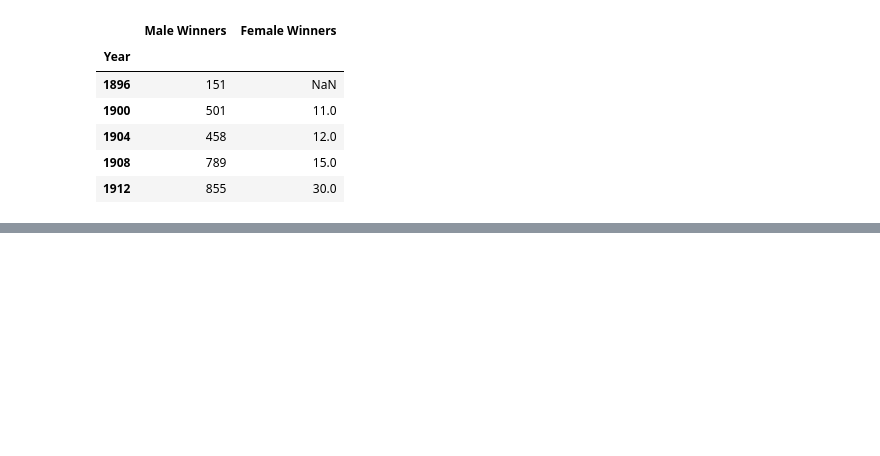
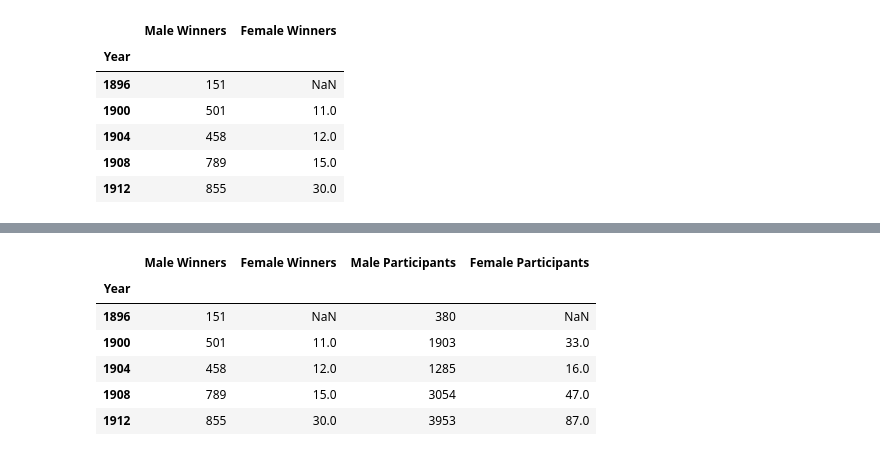
Before and after one commit to akash16dhotre/01_Olympics_Dataset_EDA, a Jupyter notebook: Olympic game EAD.ipynb, the cells around one changed output, grey strips where cells are left out. Cells and saved outputs as stored; diff of their text form; code cells hidden in the pictures; blank space fills up the shorter version.

```diff
--- a/Olympic game EAD.ipynb
+++ b/Olympic game EAD.ipynb
@@ -280,0 +275,33 @@ all_winner_stats.head()
+# %%
+# Loading .csv
+participants = athlete_data
+
+# Steps Involved
+# Step 1: Male Participants
+# Step 2: Female Participants
+# Step 3: Resetting Indices
+# Step 4: Renaming column heading for merging
+# Step 5: Merging both dataframes
+
+# Male winners
+male_participant = participants[participants.Sex == "M"]
+participants_male = male_participant.Year.value_counts().sort_index()
+participants_male = pd.DataFrame(participants_male)
+
+# Female winners
+female_participant = participants[participants.Sex == "F"]
+participants_female = female_participant.Year.value_counts().sort_index()
+participants_female = pd.DataFrame(participants_female)
+
+# Resetting Indices (This is a good practice)
+participants_male.reset_index(level = 0, inplace = True)
+participants_female.reset_index(level = 0, inplace = True)
+
+# Renaming column headings for merging purpose
+participants_male.rename(columns = {"index":"Year", "Year": "Male Participants"}, inplace = True)
+participants_female.rename(columns = {"index": "Year", "Year": "Female Participants"}, inplace = True)
+
+# Merging both dataframes
+all_participants_stats = pd.merge(left = participants_male, right = participants_female, how = "left", on = "Year")
+all_participants_stats.set_index("Year", inplace = True)
+all_participants_stats.head()
@@ -280,0 +316,12 @@ all_winner_stats.head()
+# %%
+# Merging both Participants and Winners dataframe
+all_stats = pd.merge(left = all_winner_stats, right = all_participants_stats, on = "Year")
+all_stats.head()
+# %% [output]
+|  | Male Winners | Female Winners | Male Participants | Female Participants |
+| Year |  |  |  |  |
+| 1896 | 151 | NaN | 380 | NaN |
+| 1900 | 501 | 11.0 | 1903 | 33.0 |
+| 1904 | 458 | 12.0 | 1285 | 16.0 |
+| 1908 | 789 | 15.0 | 3054 | 47.0 |
+| 1912 | 855 | 30.0 | 3953 | 87.0 |
```
Also changed, not shown: parts of 16 cells of this notebook.
